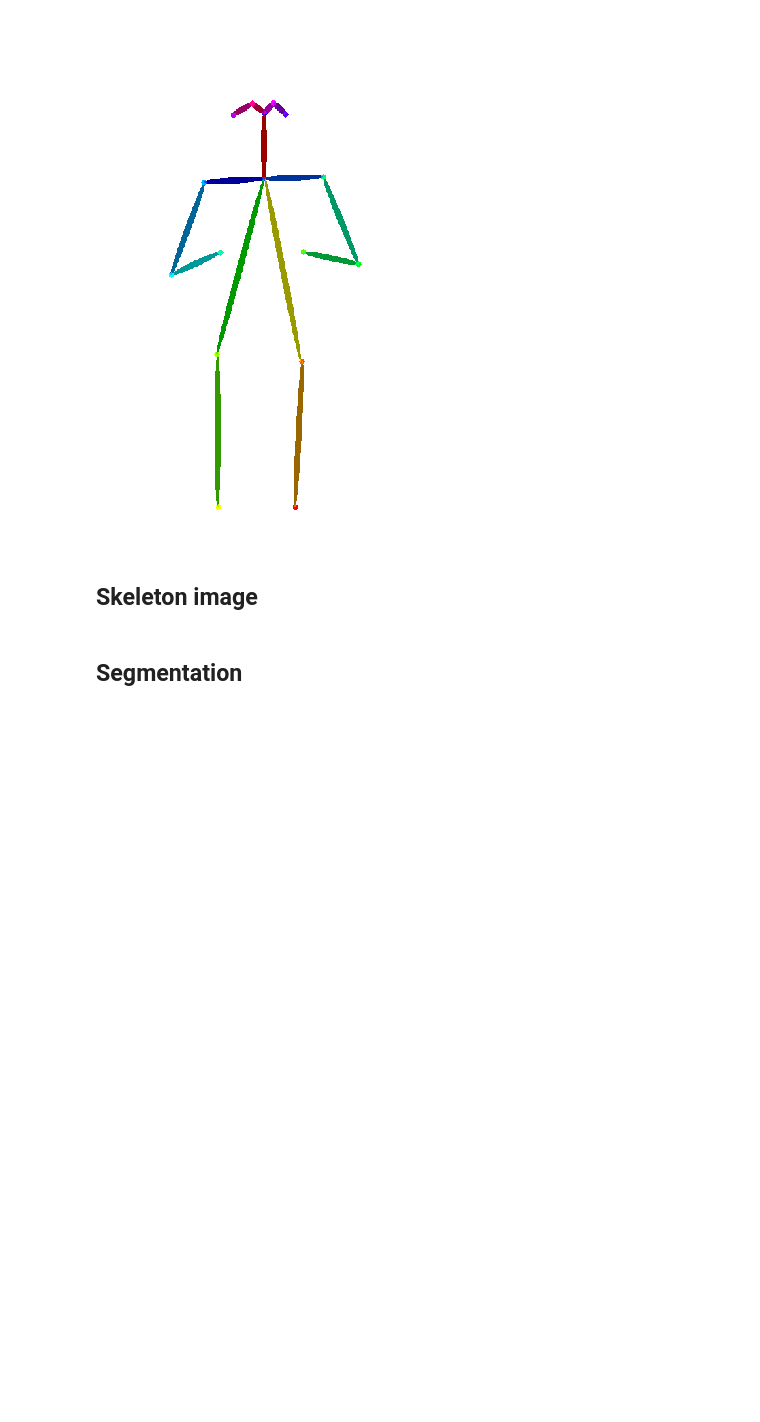
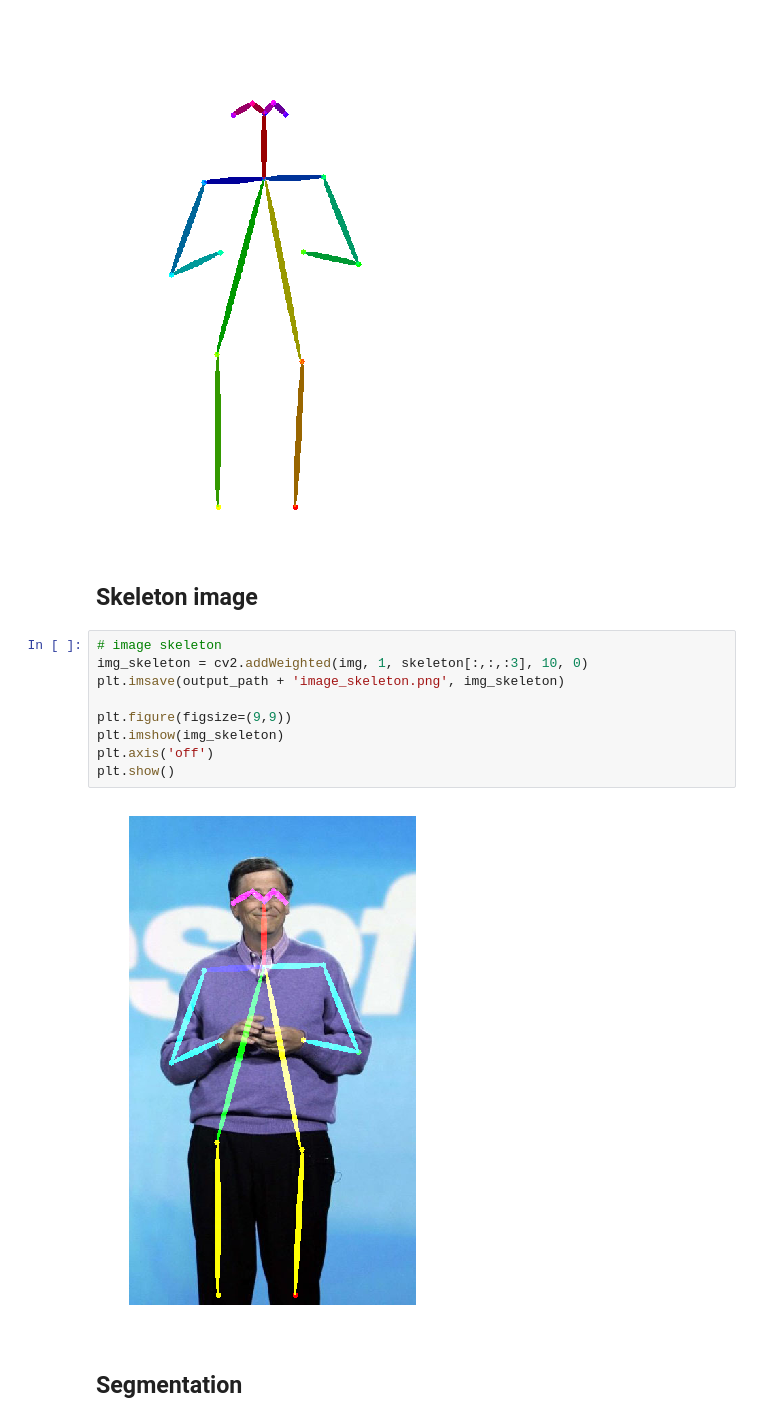
Before and after one commit to zhozheka/TS-project-2, a Jupyter notebook: pose_estimation_segmentation/pose_segmentation.ipynb, the cells around one changed output. Cells and saved outputs as stored; diff of their text form; blank space fills up the shorter version.

```diff
--- a/pose_estimation_segmentation/pose_segmentation.ipynb
+++ b/pose_estimation_segmentation/pose_segmentation.ipynb
@@ -53,6 +51,17 @@ plt.show()
 [figure]
 # %% [markdown]
 ## Skeleton image
+# %%
+# image skeleton
+img_skeleton = cv2.addWeighted(img, 1, skeleton[:,:,:3], 10, 0)
+plt.imsave(output_path + 'image_skeleton.png', img_skeleton)
+
+plt.figure(figsize=(9,9))
+plt.imshow(img_skeleton)
+plt.axis('off')
+plt.show()
+# %% [output]
+[figure, added]
 # %% [markdown]
 ## Segmentation
 # %%
```
Also changed, not shown: parts of 8 cells of this notebook.
